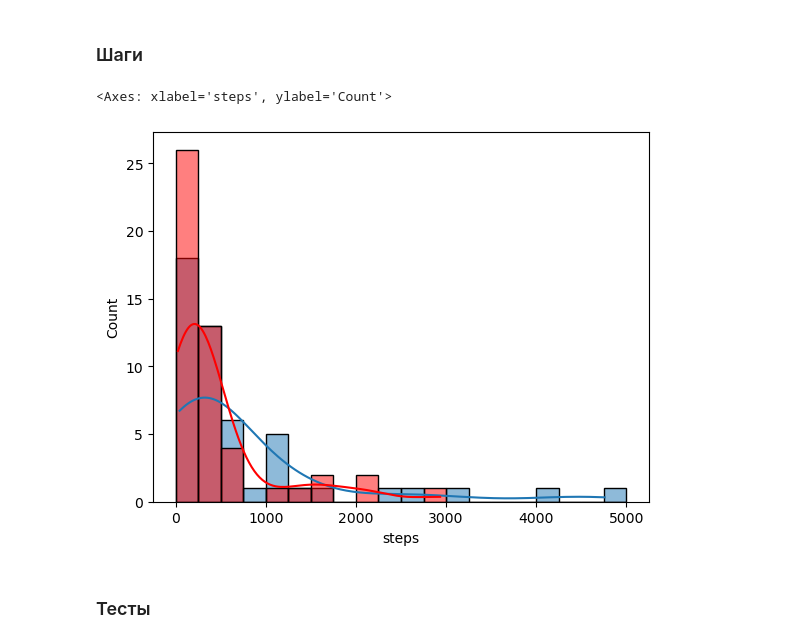
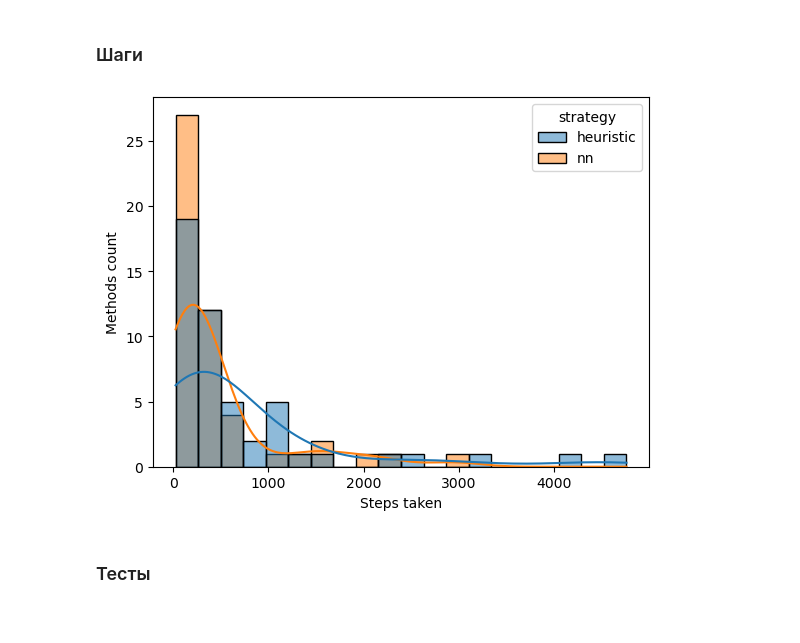
Before and after one commit to emnigma/vsharp_benchmarks, a Jupyter notebook: comparison.ipynb, the cells around one changed output. Cells and saved outputs as stored; diff of their text form; code cells hidden in the pictures.

```diff
--- a/comparison.ipynb
+++ b/comparison.ipynb
@@ -140,25 +141,31 @@ inner_hundred.head()
 | 10 | determinant | 1620 | 3 | 4 | 100.0 | 390 | 3 | 4 | 100.0 |
 # %% [markdown]
 ## Сравнение с покрытием в 100%
+# %%
+def compare_hists(heu_key, nn_key, xlabel, src_df, bins: int):
+    common_col_name = "common_column_name"
+    merged_sns1 = pd.DataFrame(np.array(src_df[heu_key]), columns=[common_col_name])
+    merged_sns1["strategy"] = np.repeat("heuristic", len(merged_sns1))
+
+    merged_sns2 = pd.DataFrame(np.array(src_df[nn_key]), columns=[common_col_name])
+    merged_sns2["strategy"] = np.repeat("nn", len(merged_sns2))
+
+    concatenated = pd.concat([merged_sns1, merged_sns2])
+
+    fig, ax = plt.subplots()
+
+    sns.histplot(
+        data=concatenated, x=common_col_name, bins=bins, kde=True, ax=ax, hue="strategy"
+    )
+
+    ax.set(ylabel="Methods count", xlabel=xlabel)
 # %% [markdown]
 ### Шаги
-# %%
-fig, ax = plt.subplots()
-
-sns.histplot(
-    data=inner_hundred, x="steps", bins=20, kde=True, ax=ax, binrange=(0, 5000)
-)
-sns.histplot(
-    data=inner_hundred,
-    x="steps__nn",
-    bins=20,
-    kde=True,
-    ax=ax,
-    color="red",
-    binrange=(0, 5000),
-)
-# %% [output]
-<Axes: xlabel='steps', ylabel='Count'>
-[figure, removed]
+# %%
+compare_hists(
+    heu_key="steps", nn_key="steps__nn", xlabel="Steps taken", src_df=inner_hundred, bins=20
+)
+# %% [output]
+[figure, added]
 # %% [markdown]
 ### Тесты
```
Also changed, not shown: parts of 7 cells of this notebook.
